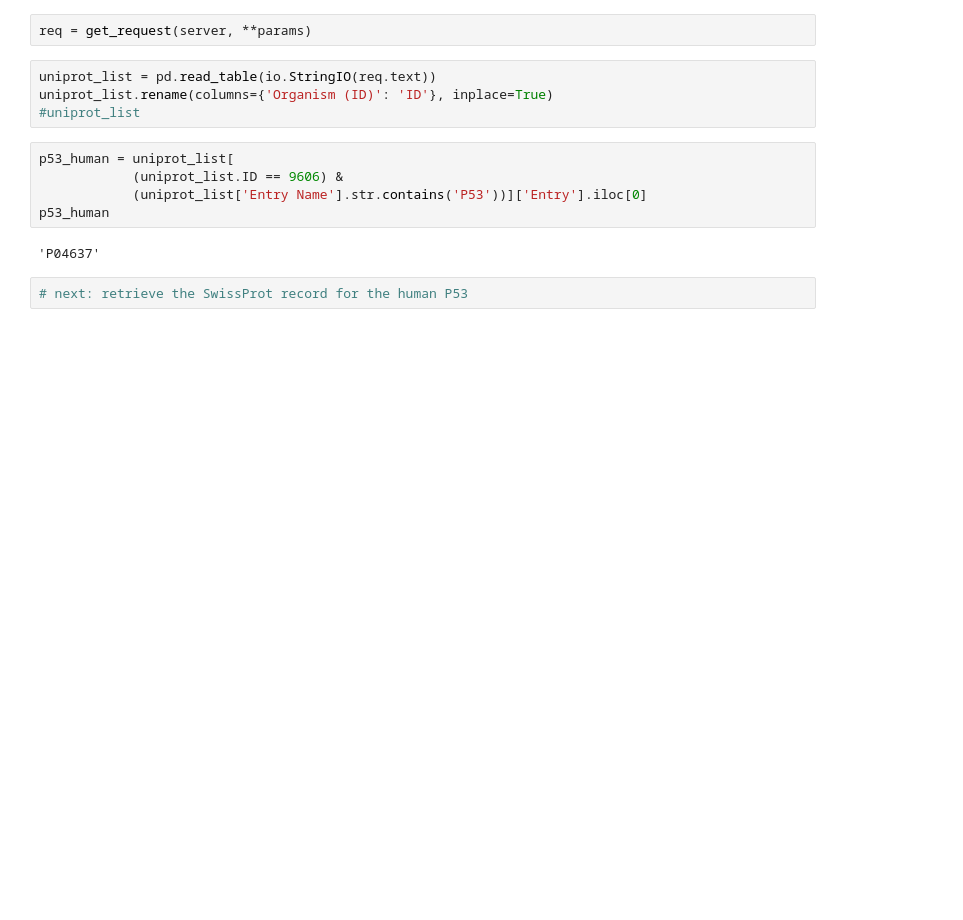
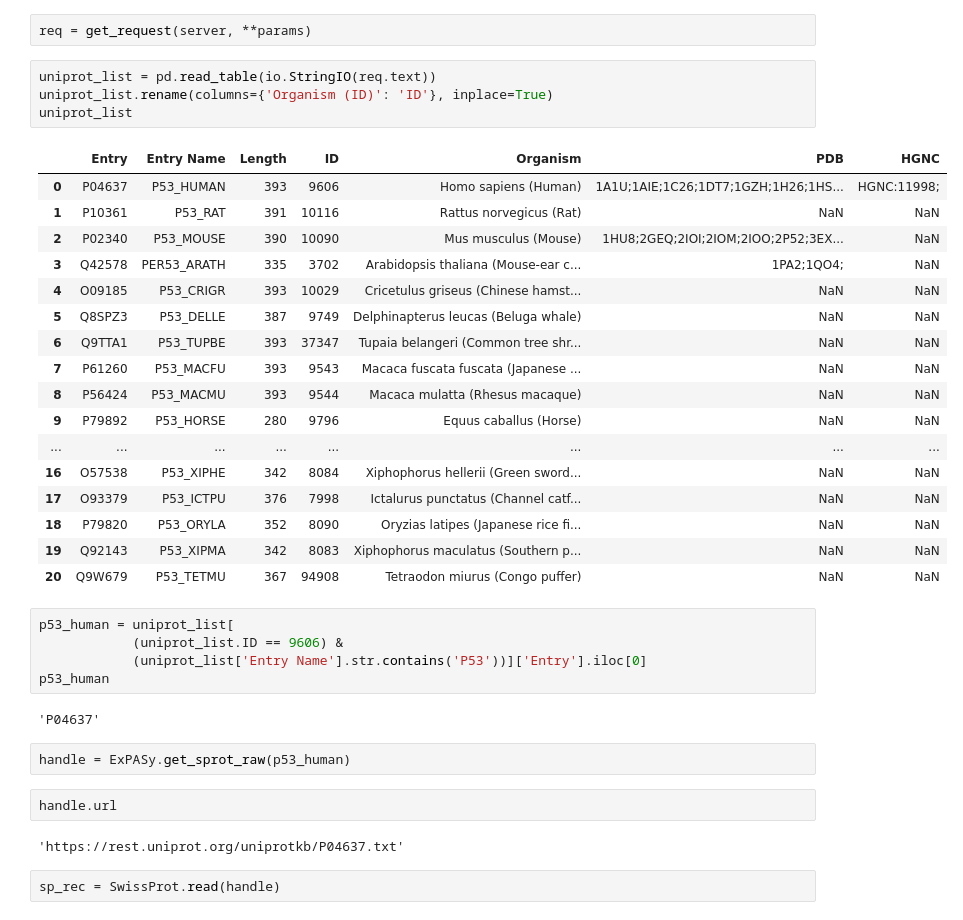
Before and after one commit to wesmith/Bioinformatics-with-Python-Cookbook-third-edition, a Jupyter notebook: WS_notebooks/WS_ch08A.ipynb, the cells around one changed output. Drawn from its saved outputs; the diff is of its cells as text; blank space fills up the shorter version.

```diff
--- a/WS_notebooks/WS_ch08A.ipynb
+++ b/WS_notebooks/WS_ch08A.ipynb
@@ -41,7 +50,25 @@ req = get_request(server, **params)
 # %%
 uniprot_list = pd.read_table(io.StringIO(req.text))
 uniprot_list.rename(columns={'Organism (ID)': 'ID'}, inplace=True)
-#uniprot_list
+uniprot_list
+# %% [output]
+|  | Entry | Entry Name | Length | ID | Organism | PDB | HGNC |
+| 0 | P04637 | P53_HUMAN | 393 | 9606 | Homo sapiens (Human) | 1A1U;1AIE;1C26;1DT7;1GZH;1H26;1HS... | HGNC:11998; |
+| 1 | P10361 | P53_RAT | 391 | 10116 | Rattus norvegicus (Rat) | NaN | NaN |
+| 2 | P02340 | P53_MOUSE | 390 | 10090 | Mus musculus (Mouse) | 1HU8;2GEQ;2IOI;2IOM;2IOO;2P52;3EX... | NaN |
+| 3 | Q42578 | PER53_ARATH | 335 | 3702 | Arabidopsis thaliana (Mouse-ear c... | 1PA2;1QO4; | NaN |
+| 4 | O09185 | P53_CRIGR | 393 | 10029 | Cricetulus griseus (Chinese hamst... | NaN | NaN |
+| 5 | Q8SPZ3 | P53_DELLE | 387 | 9749 | Delphinapterus leucas (Beluga whale) | NaN | NaN |
+| 6 | Q9TTA1 | P53_TUPBE | 393 | 37347 | Tupaia belangeri (Common tree shr... | NaN | NaN |
+| 7 | P61260 | P53_MACFU | 393 | 9543 | Macaca fuscata fuscata (Japanese ... | NaN | NaN |
+| 8 | P56424 | P53_MACMU | 393 | 9544 | Macaca mulatta (Rhesus macaque) | NaN | NaN |
+| 9 | P79892 | P53_HORSE | 280 | 9796 | Equus caballus (Horse) | NaN | NaN |
+| ... | ... | ... | ... | ... | ... | ... | ... |
+| 16 | O57538 | P53_XIPHE | 342 | 8084 | Xiphophorus hellerii (Green sword... | NaN | NaN |
+| 17 | O93379 | P53_ICTPU | 376 | 7998 | Ictalurus punctatus (Channel catf... | NaN | NaN |
+| 18 | P79820 | P53_ORYLA | 352 | 8090 | Oryzias latipes (Japanese rice fi... | NaN | NaN |
+| 19 | Q92143 | P53_XIPMA | 342 | 8083 | Xiphophorus maculatus (Southern p... | NaN | NaN |
+| 20 | Q9W679 | P53_TETMU | 367 | 94908 | Tetraodon miurus (Congo puffer) | NaN | NaN |
 # %%
 p53_human = uniprot_list[
             (uniprot_list.ID == 9606) &
@@ -49,5 +76,11 @@ p53_human = uniprot_list[
 p53_human
 # %% [output]
 'P04637'
-# %%
-# next: retrieve the SwissProt record for the human P53
+# %%
+handle = ExPASy.get_sprot_raw(p53_human)
+# %%
+handle.url
+# %% [output]
+'https://rest.uniprot.org/uniprotkb/P04637.txt'
+# %%
+sp_rec = SwissProt.read(handle)
```
Also changed, not shown: parts of 18 cells of this notebook.
